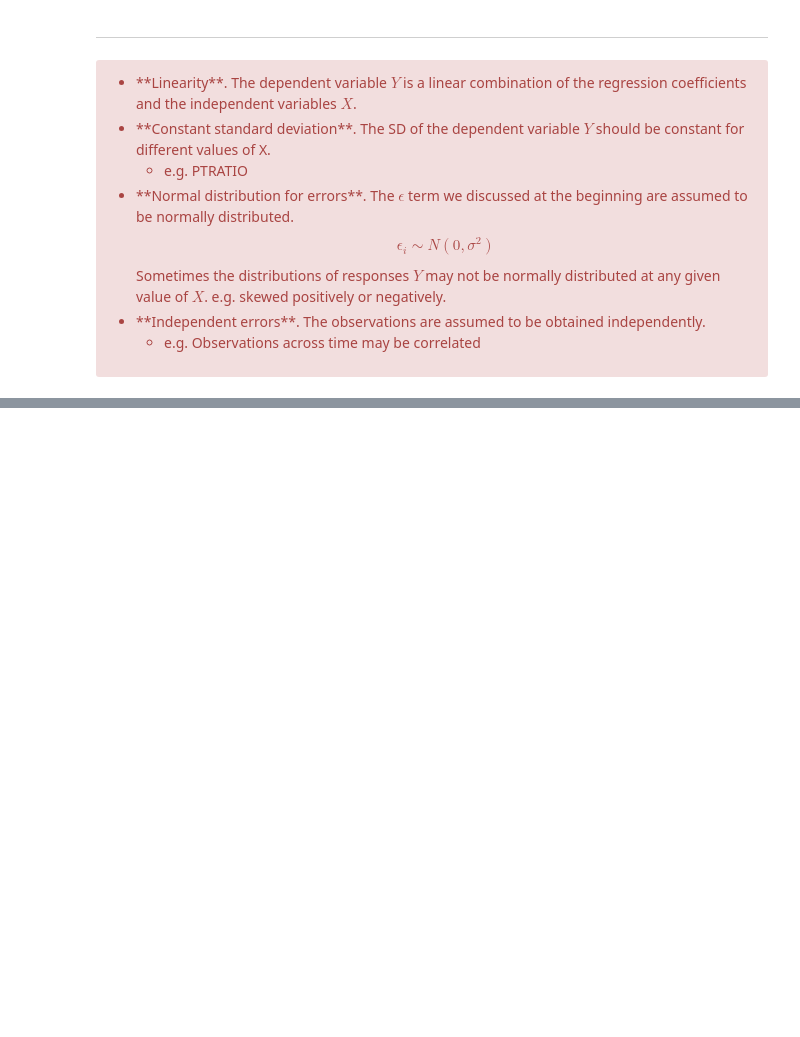
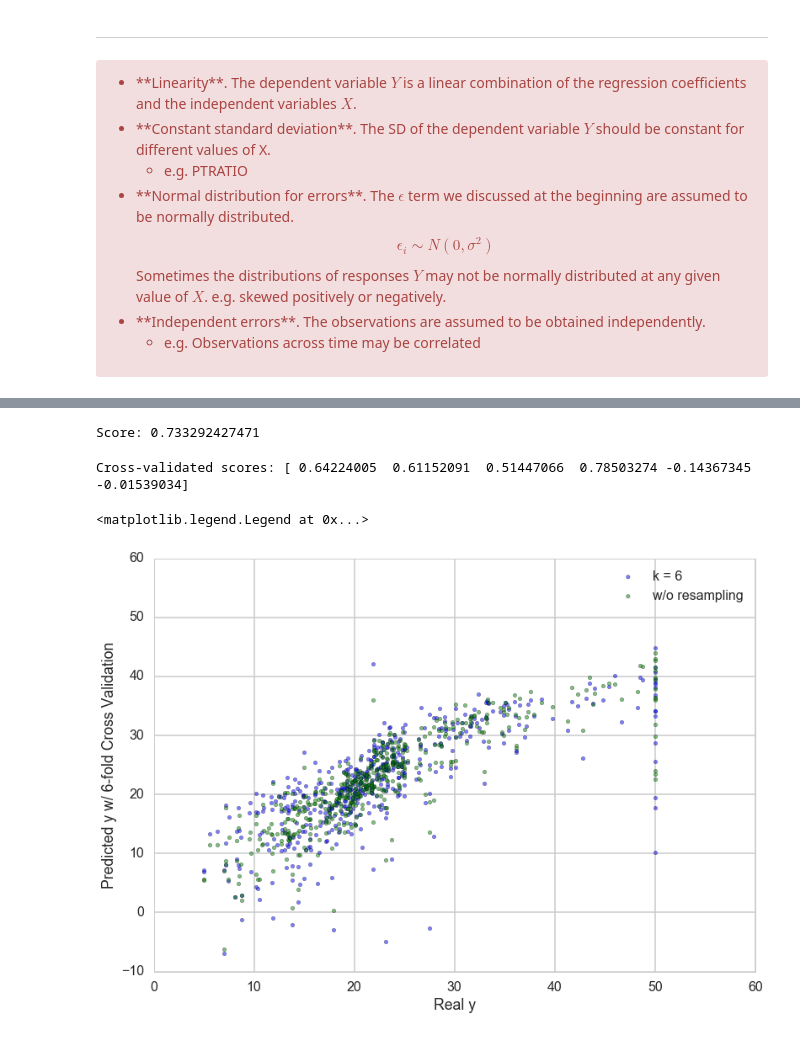
Before and after one commit to suyashSax/CS-109, a Jupyter notebook: Week 5/Lab 4 - Regression.ipynb, the cells around one changed output, grey strips where cells are left out. Cells and saved outputs as stored; diff of their text form; code cells hidden in the pictures; blank space fills up the shorter version.

```diff
--- a/Week 5/Lab 4 - Regression.ipynb
+++ b/Week 5/Lab 4 - Regression.ipynb
@@ -609,0 +723,2 @@ Sometimes the distributions of responses $Y$ may not be normally distributed at
+# %%
+y = bos.PRICE
@@ -609,0 +728,12 @@ Sometimes the distributions of responses $Y$ may not be normally distributed at
+# %%
+# Before Cross Validation:
+simple_score = lm.score(X, y)
+print "Score:", simple_score
+# %% [output]
+Score: 0.733292427471
+# %%
+# W/ Cross Validation:
+scores = cross_val_score(lm, X, y, cv=6)
+print "Cross-validated scores:", scores
+# %% [output]
+Cross-validated scores: [ 0.64224005  0.61152091  0.51447066  0.78503274 -0.14367345 -0.01539034]
@@ -609,0 +742,12 @@ Sometimes the distributions of responses $Y$ may not be normally distributed at
+# %%
+# Make cross validated predictions
+cv_predictions = cross_val_predict(lm, X, y, cv=6)
+plt.xlabel("Real y")
+plt.ylim(-10, 60)
+plt.ylabel("Predicted y w/ 6-fold Cross Validation")
+plt.scatter(y, cv_predictions, c='b', alpha=0.5, label="k = 6")
+plt.scatter(y, lm.predict(X), c='g', alpha=0.5, label="w/o resampling")
+plt.legend()
+# %% [output]
+<matplotlib.legend.Legend at 0x...>
+[figure, added]
```
Also changed, not shown: parts of 70 cells of this notebook.
